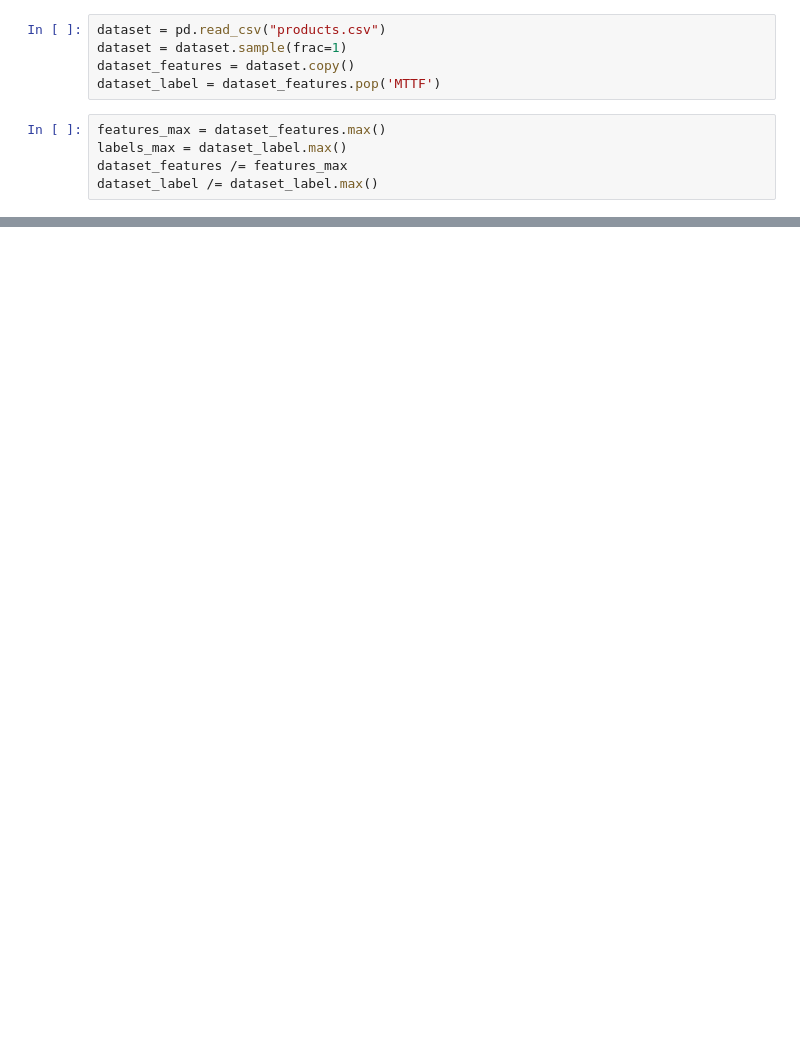
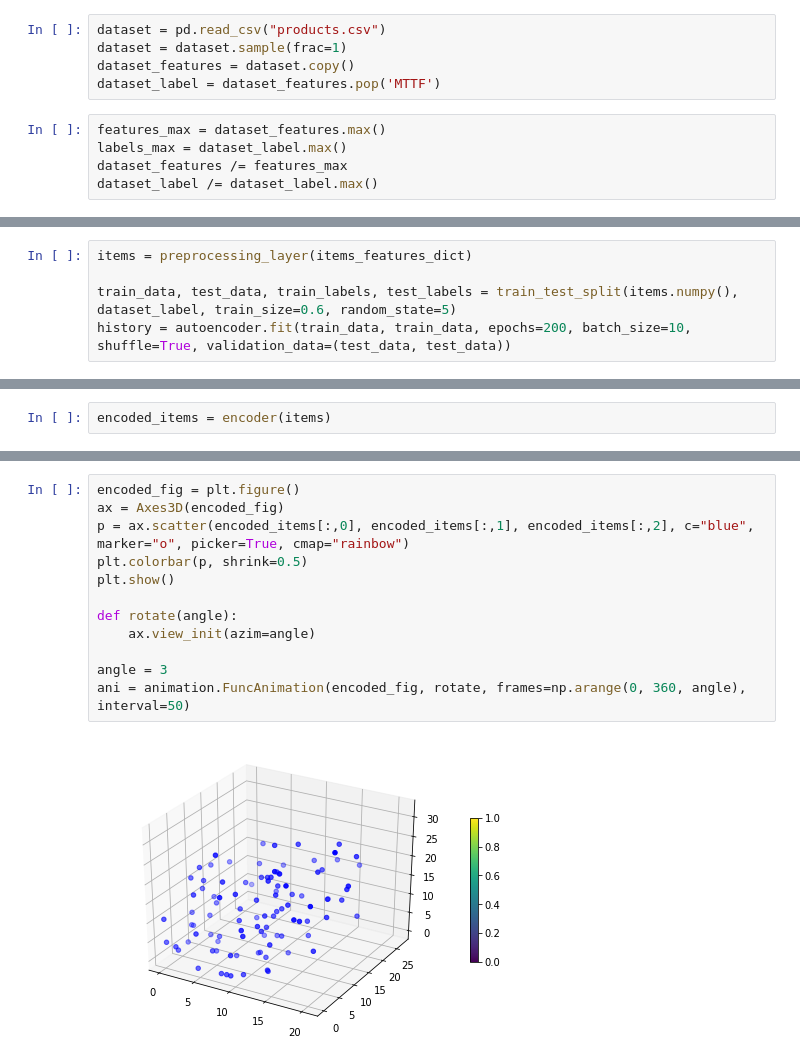
Before and after one commit to adrenalin97/DeepPerf, a Jupyter notebook: feature_degradation.ipynb, the cells around one changed output, grey strips where cells are left out. Saved outputs shown, nothing was run; the diff lists cells and outputs as text; blank space fills up the shorter version.

```diff
--- a/feature_degradation.ipynb
+++ b/feature_degradation.ipynb
@@ -28,0 +208,5 @@ x_train
+# %%
+items = preprocessing_layer(items_features_dict)
+
+train_data, test_data, train_labels, test_labels = train_test_split(items.numpy(), dataset_label, train_size=0.6, random_state=5)
+history = autoencoder.fit(train_data, train_data, epochs=200, batch_size=10, shuffle=True, validation_data=(test_data, test_data))
@@ -28,0 +231,2 @@ x_train
+# %%
+encoded_items = encoder(items)
@@ -28,0 +253,14 @@ x_train
+# %%
+encoded_fig = plt.figure()
+ax = Axes3D(encoded_fig)
+p = ax.scatter(encoded_items[:,0], encoded_items[:,1], encoded_items[:,2], c="blue", marker="o", picker=True, cmap="rainbow")
+plt.colorbar(p, shrink=0.5)
+plt.show()
+
+def rotate(angle):
+    ax.view_init(azim=angle)
+
+angle = 3
+ani = animation.FuncAnimation(encoded_fig, rotate, frames=np.arange(0, 360, angle), interval=50)
+# %% [output]
+[figure, added]
```
Also changed, not shown: parts of 22 cells of this notebook, 2 other files.
